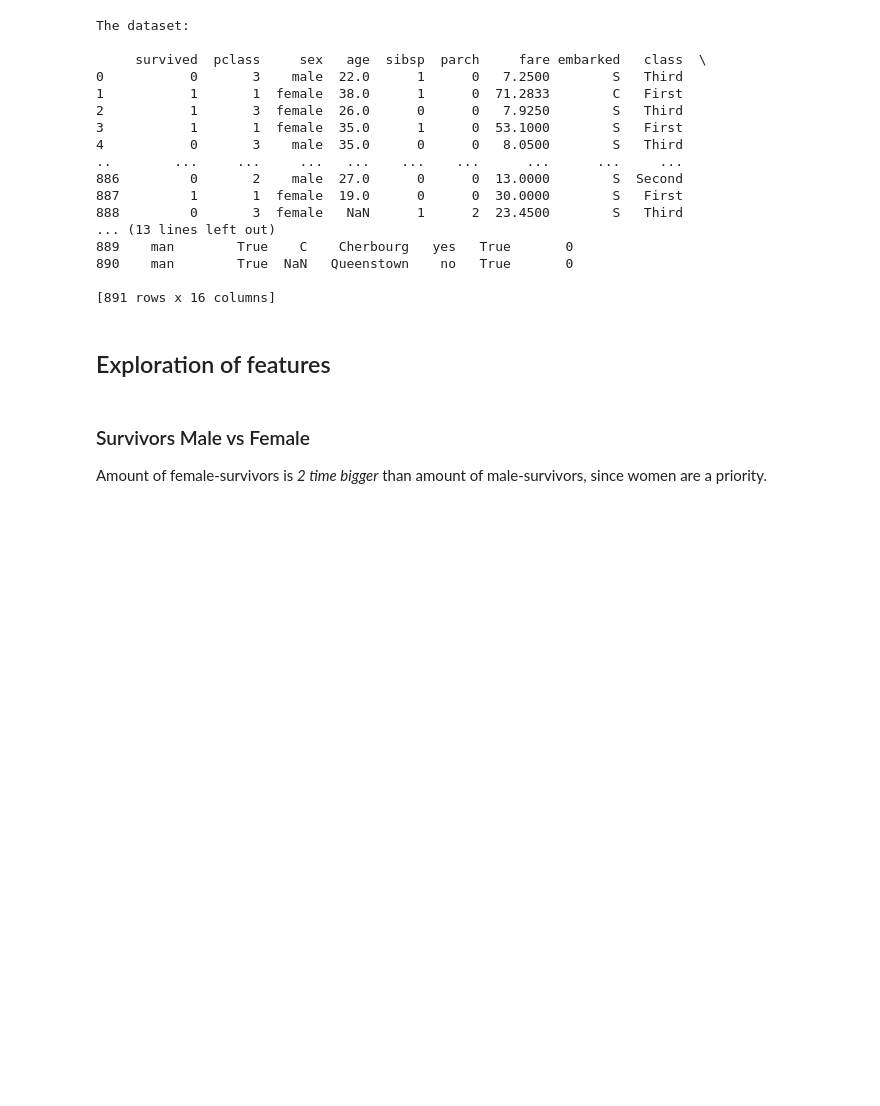
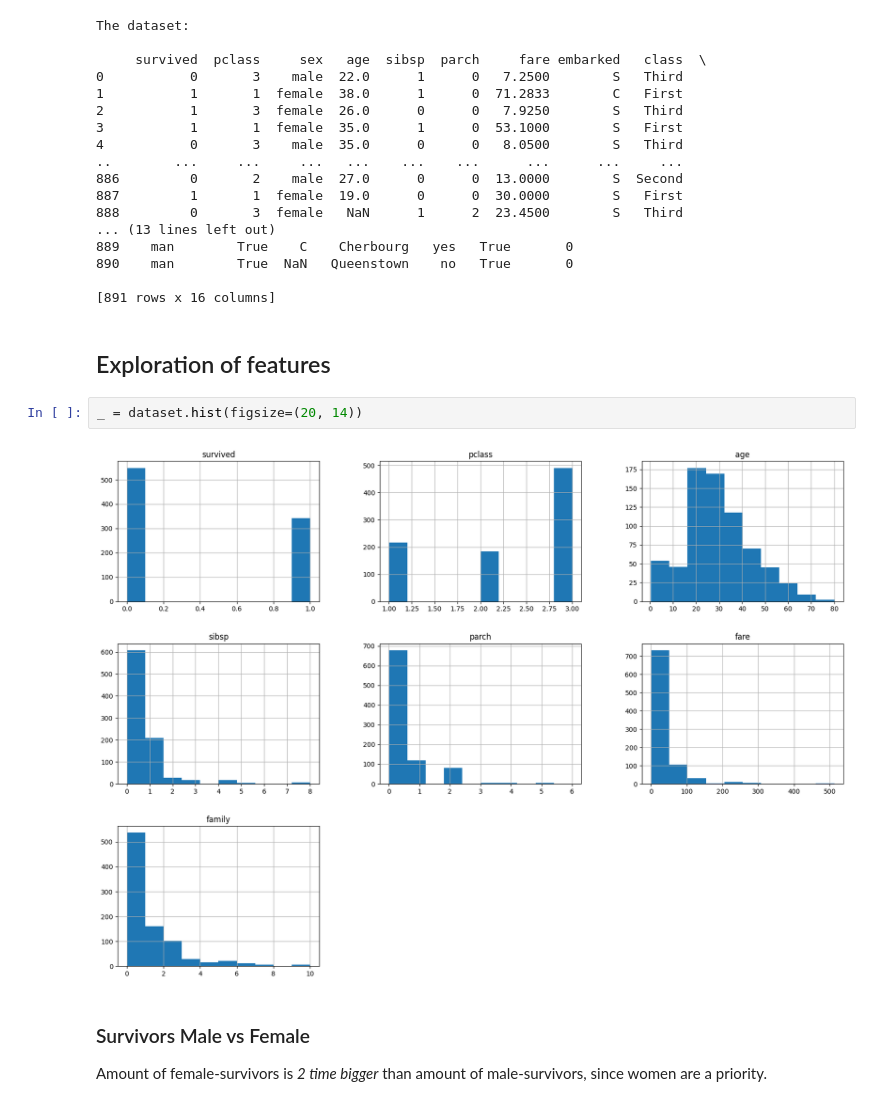
Before and after one commit to Lev1231254/analyzeTitanicData, a Jupyter notebook: analysis.ipynb, the cells around one changed output. Cells and saved outputs as stored; diff of their text form; blank space fills up the shorter version.

Commit message:
add histogram of all features

```diff
--- a/analysis.ipynb
+++ b/analysis.ipynb
@@ -39,6 +39,10 @@ The dataset:
 [891 rows x 16 columns]
 # %% [markdown]
 ## Exploration of features
+# %%
+_ = dataset.hist(figsize=(20, 14))
+# %% [output]
+[figure, added]
 # %% [markdown]
 ### Survivors Male vs Female
 
```
Also changed, not shown: parts of 4 cells of this notebook.
